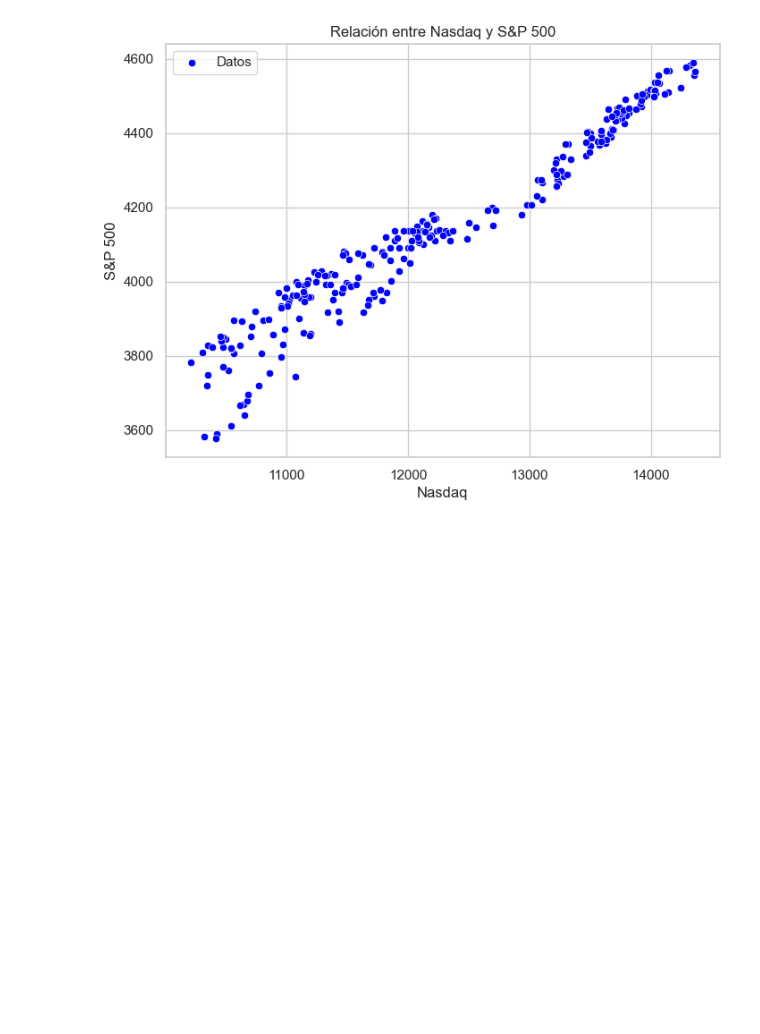
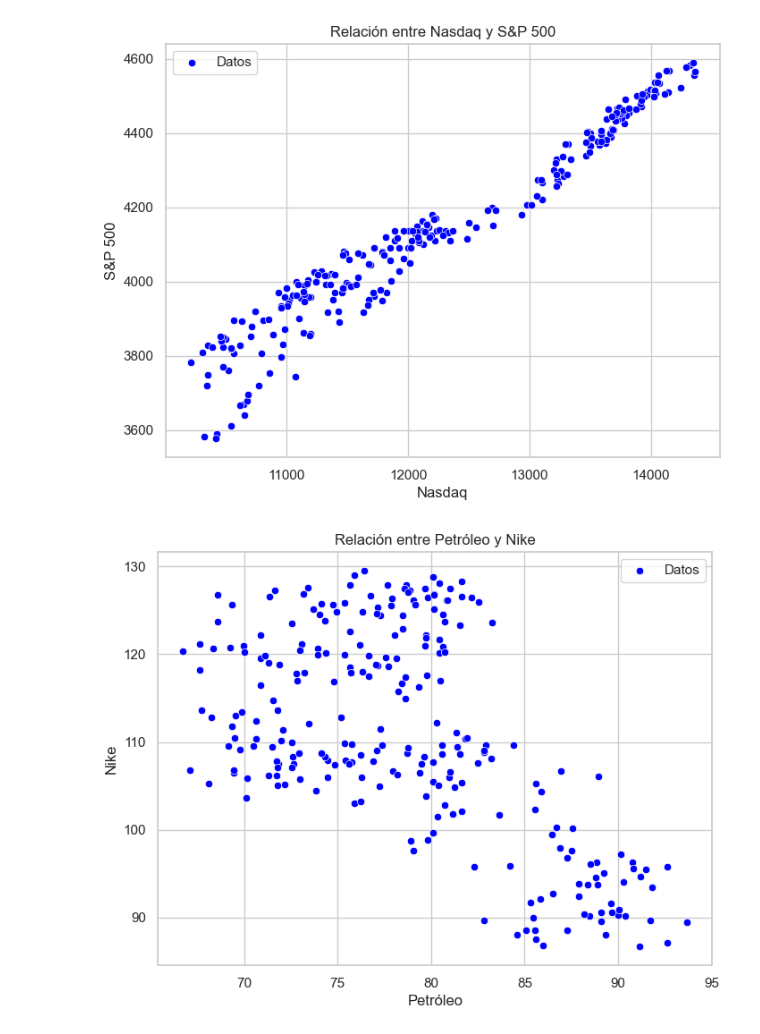
Before and after one commit to mateofrancop/EconoCity-Pereira, a Jupyter notebook: Financial_proyect/Analysis.ipynb, the cells around one changed output. Drawn from its saved outputs; the diff is of its cells as text; code cells hidden in the pictures; blank space fills up the shorter version.

```diff
--- a/Financial_proyect/Analysis.ipynb
+++ b/Financial_proyect/Analysis.ipynb
@@ -92,3 +92,15 @@ plt.legend()
 plt.show()
 # %% [output]
 [figure]
+# %%
+# Crear el gráfico de dispersión
+sns.set(style="whitegrid")
+plt.figure(figsize=(8, 6))
+sns.scatterplot(x="PETROLEO", y="NIKE", data=df, marker="o", color="blue", label="Datos")
+plt.xlabel('Petróleo')
+plt.ylabel('Nike')
+plt.title('Relación entre Petróleo y Nike')
+plt.legend()
+plt.show()
+# %% [output]
+[figure, added]
```
Also changed, not shown: parts of 3 cells of this notebook.
